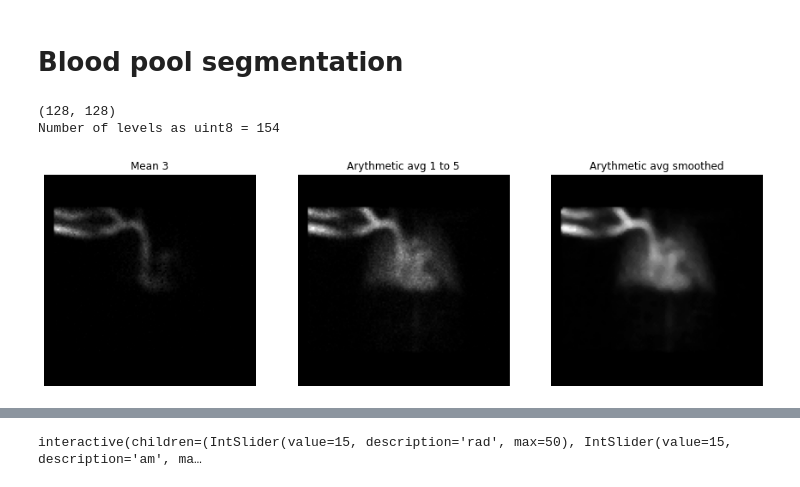
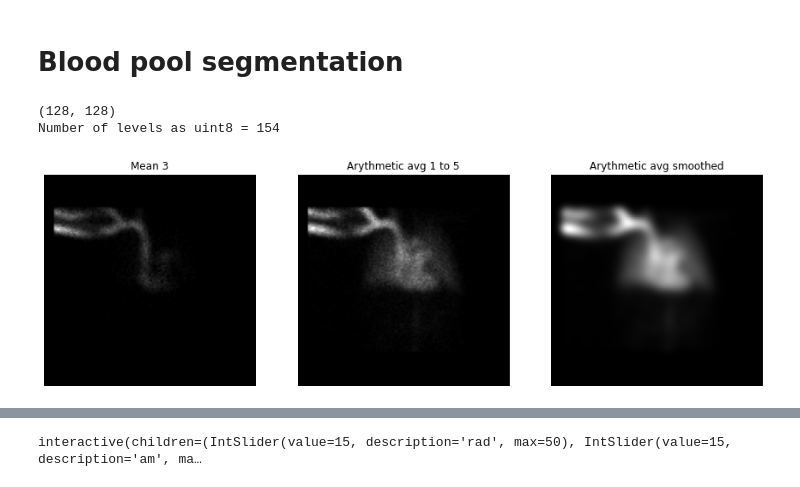
Before and after one commit to orenson/Master-thesis, a Jupyter notebook: Segmentation.ipynb, the cells around one changed output, grey strips where cells are left out. Saved outputs shown, nothing was run; the diff lists cells and outputs as text; code cells hidden in the pictures.

```diff
--- a/Segmentation.ipynb
+++ b/Segmentation.ipynb
@@ -297,7 +297,7 @@ plt.show()
 # %%
 from skimage import img_as_uint
 
-canny_binary = feature.canny(binary)
+canny_binary = canny(binary)
 sobel_binary = sobel(binary)
 border = autolevel_percentile(img_as_uint(binary),disk(2),p0=.1,p1=.9)
 
@@ -486,32 +487,34 @@ plt.show()
 # %%
 avg_blood = np.zeros(img.shape, dtype=np.float64)
 for i in ant_pix[2:6]:
     avg_blood += i
 avg_blood = avg_blood/len(mean[2:6])
 print(avg_blood.shape)
 
 avg_blood_norm = 255 * (avg_blood / max(np.unique(avg_blood)))
 avg_blood_norm = avg_blood_norm.astype(np.uint8)
 print("Number of levels as {} =".format(avg_blood_norm.dtype), len(np.unique(avg_blood_norm)))
 
-blood_med = median(avg_blood_norm, disk(2))
+blood_med = median(avg_blood_norm, disk(3))
+blood_med = gaussian(median(avg_blood_norm, disk(3)), 2)
+#blood_med = maximum(gaussian(avg_blood_norm, 3), disk(2))
 
 plt.figure(figsize=[15,15])
 plt.subplot(1,3,1)
 plt.axis('off')
 plt.title("Mean 3")
 plt.imshow(mean[3], cmap=plt.cm.gray)
 plt.subplot(1,3,2)
 plt.axis('off')
 plt.title("Arythmetic avg 1 to 5")
 plt.imshow(avg_blood_norm, cmap=plt.cm.gray)
 plt.subplot(1,3,3)
 plt.axis('off')
 plt.title("Arythmetic avg smoothed")
 plt.imshow(blood_med, cmap=plt.cm.gray)
 plt.show()
 # %% [output]
 (128, 128)
 Number of levels as uint8 = 154
-[figure, old version]
+[figure, new version]
 # %%
```
Also changed, not shown: parts of 9 cells of this notebook, 8 other files.
